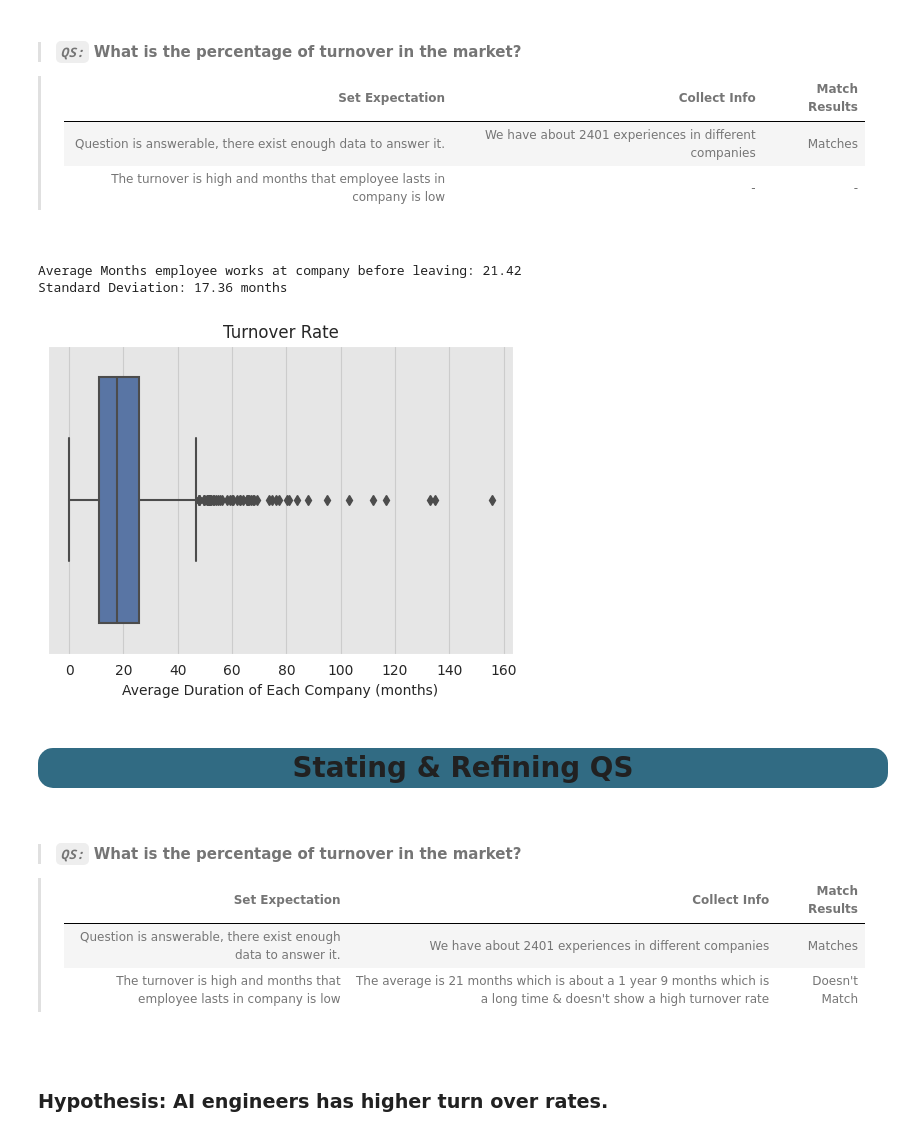
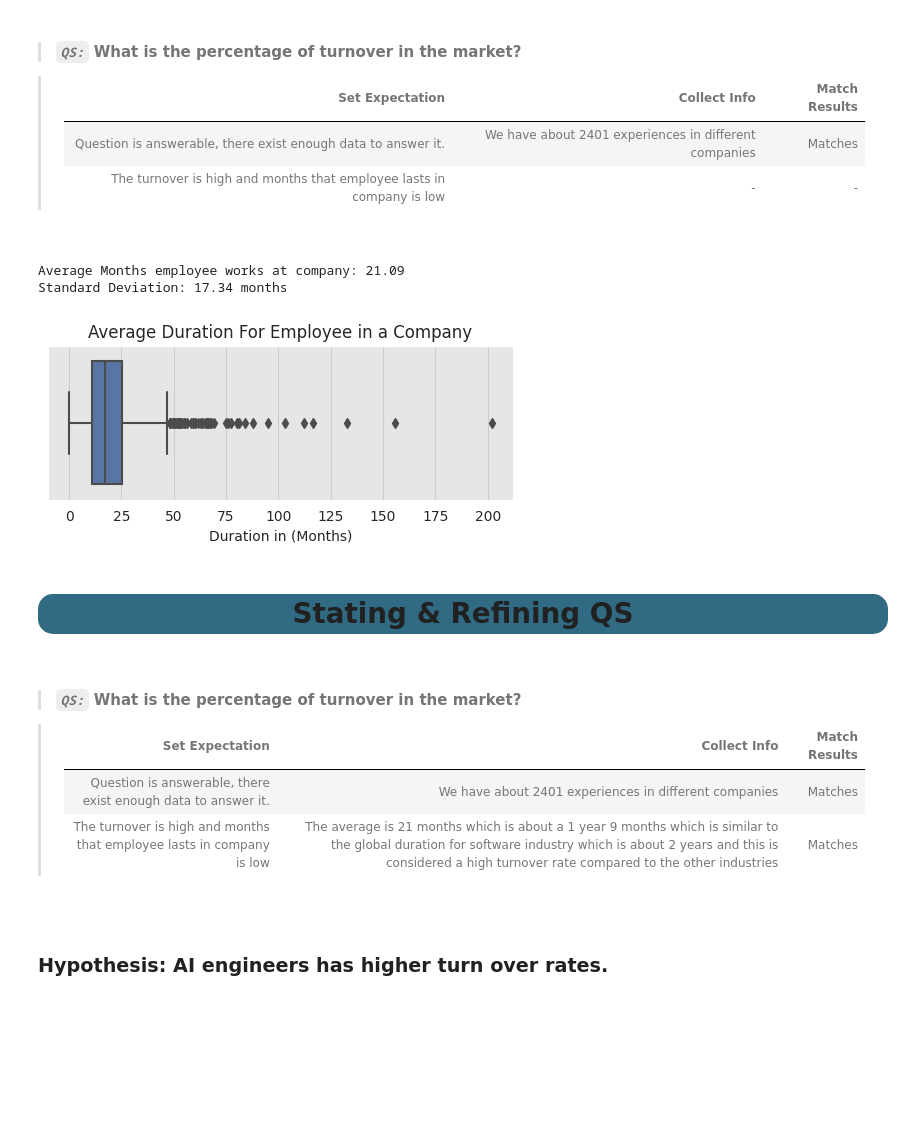
Before and after one commit to Mostafa-wael/Exploring-the-Landscape-of-the-Egyptian-Software-Market, a Jupyter notebook: notebooks/decriptive.ipynb, the cells around one changed output. Saved outputs shown, nothing was run; the diff lists cells and outputs as text; code cells hidden in the pictures; blank space fills up the shorter version.

```diff
--- a/notebooks/decriptive.ipynb
+++ b/notebooks/decriptive.ipynb
@@ -199,23 +206,23 @@ Total:  2401
 all_group = df.groupby('User')[['Company', 'Duration']].agg({'Company': lambda x: x.nunique(), 'Duration': 'sum'})
 all_group['turnover_rate'] = all_group['Duration'] / all_group['Company']
 
-print(f"Average Months employee works at company before leaving: {all_group['turnover_rate'].mean():.2f} \nStandard Deviation: {all_group['turnover_rate'].std():.2f} months")
+print(f"Average Months employee works at company: {all_group['turnover_rate'].mean():.2f} \nStandard Deviation: {all_group['turnover_rate'].std():.2f} months")
 # %% [output]
-Average Months employee works at company before leaving: 21.42
-Standard Deviation: 17.36 months
+Average Months employee works at company: 21.09
+Standard Deviation: 17.34 months
 # %%
 # boxplot of turnover rate
-fig, ax = plt.subplots(figsize=(6, 4))
+fig, ax = plt.subplots(figsize=(6, 2))
 sns.boxplot(
     data=all_group,
     x='turnover_rate',
     ax=ax
 )
-ax.set_title('Turnover Rate')
-ax.set_xlabel('Average Duration of Each Company (months)')
+ax.set_title('Average Duration For Employee in a Company')
+ax.set_xlabel('Duration in (Months)')
 plt.show()
 # %% [output]
-[figure, old version]
+[figure, new version]
 # %% [markdown]
 <div style="border-width:1; border-radius: 15px; border-style: solid; border-color: rgb(10, 10, 10); background-color: #316B83; text-align: center;font: 14pt 'Candara';font-weight:bold;"><h1> Stating & Refining QS</h1></div>
 # %% [markdown]
@@ -224,7 +231,7 @@ plt.show()
 >|Set Expectation | Collect Info | Match Results|
 >|----|----|----|
 >| Question is answerable, there exist enough data to answer it.| We have about 2401 experiences in different companies | Matches |
->| The turnover is high and months that employee lasts in company is low | The average is 21 months which is about a 1 year 9 months which is a long time & doesn't show a high turnover rate | Doesn't Match |
+>| The turnover is high and months that employee lasts in company is low | The average is 21 months which is about a 1 year 9 months which is similar to the global duration for software industry which is about 2 years and this is considered a high turnover rate compared to the other industries|  Matches |
 <br>
 # %% [markdown]
 ### Hypothesis: AI engineers has higher turn over rates.
```
Also changed, not shown: parts of 6 cells of this notebook.
